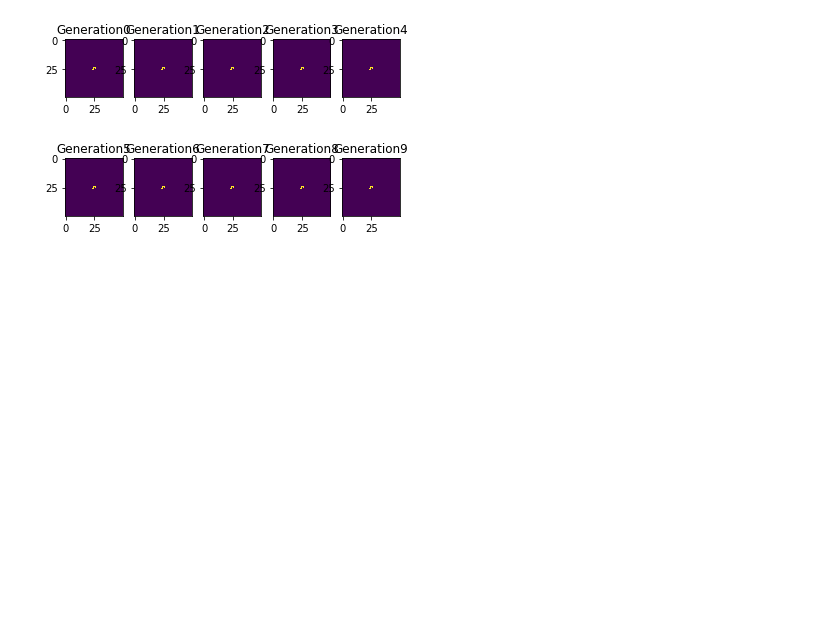
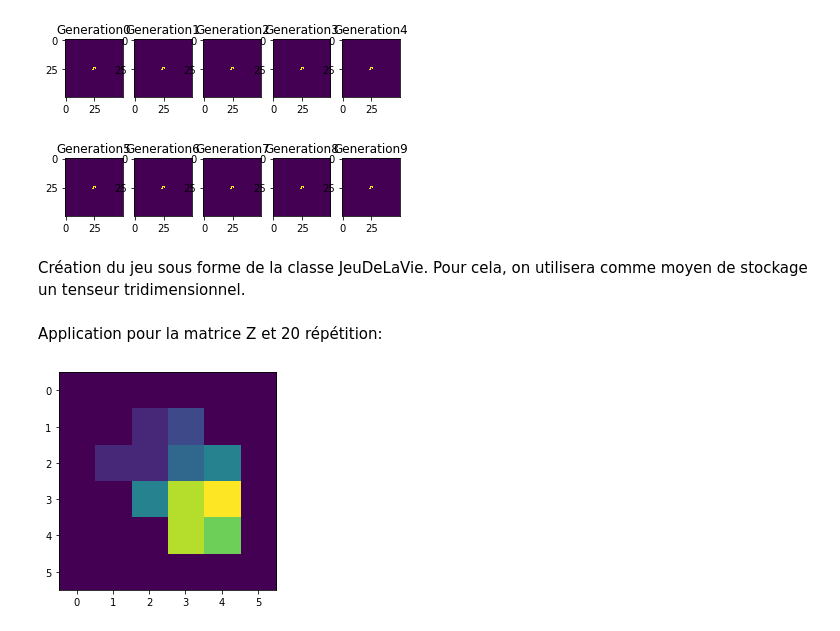
Before and after one commit to selenaiskounen/Jeu_de_la_vie, a Jupyter notebook: HMMA238_TP_selenaiskounen.ipynb, the cells around one changed output. Cells and saved outputs as stored; diff of their text form; code cells hidden in the pictures; blank space fills up the shorter version.

```diff
--- a/HMMA238_TP_selenaiskounen.ipynb
+++ b/HMMA238_TP_selenaiskounen.ipynb
@@ -287,3 +296,38 @@ for i in range(10):
     plt.title("Generation" + str(i))
 # %% [output]
 [figure]
+# %% [markdown]
+Création du jeu sous forme de la classe JeuDeLaVie. Pour cela, on utilisera comme moyen de stockage un tenseur tridimensionnel.
+# %%
+import matplotlib.pyplot as plt
+import numpy as np
+class JeuDeLaVie:
+
+    def __init__(self, init_state, _time_T):
+        self.init_state = init_state
+        self._time_T = _time_T
+        self._dimension = (n_1, n_2) = init_state.shape
+        self._historic_state = np.zeros((n_1, n_2, _time_T+1))
+        self._historic_state[:, :, 0] = self.init_state
+        self.average_life = np.zeros((n_1, n_2))
+
+    def play(self):
+        t = 1
+        while (t <= self._time_T):
+            self._historic_state[:, :, t] = iteration_jeu_np(
+                self._historic_state[:, :, t-1])
+            self.average_life = np.mean(self._historic_state, axis=(2))
+            t = t + 1
+
+    def plot(self):
+        plt.imshow(self.average_life)
+# %% [markdown]
+Application pour la matrice Z et 20 répétition:
+# %%
+from matplotlib import animation
+from IPython.display import Image
+jeu=JeuDeLaVie(np.array(Z),10)
+jeu.play()
+jeu.plot()
+# %% [output]
+[figure, added]
```
Also changed, not shown: parts of 6 cells of this notebook.
